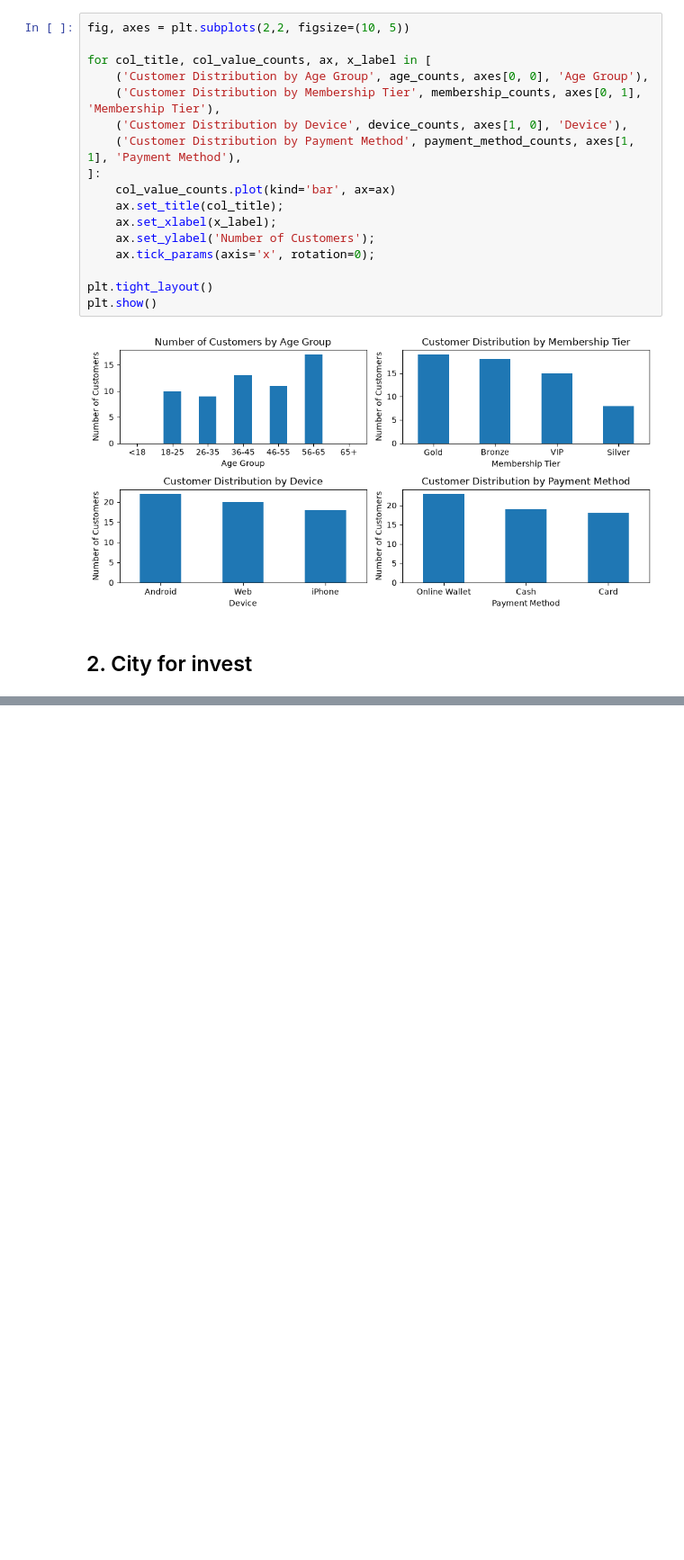
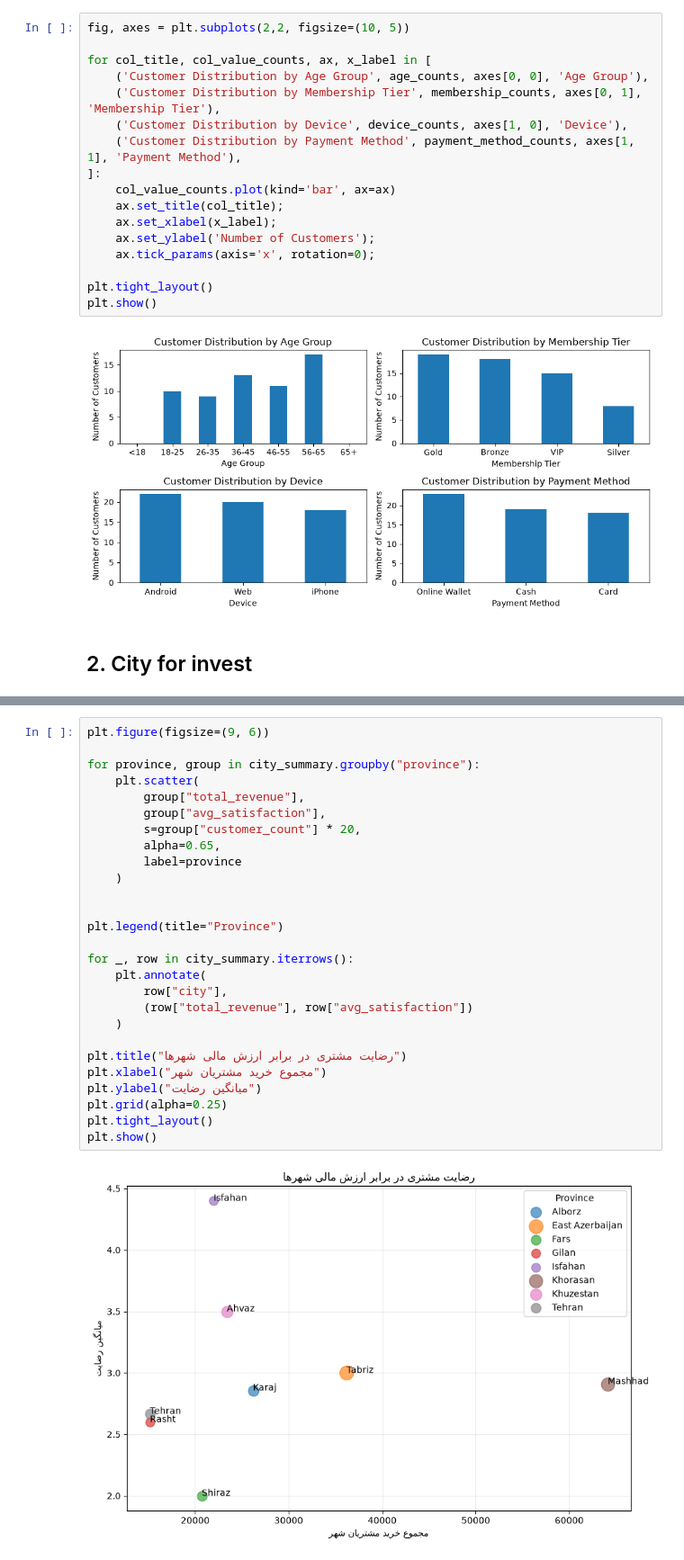
Before and after one commit to AradPilevarJavid/studybuild-customer-analysis-02, a Jupyter notebook: submissions/m-safari/project02_analysis.ipynb, the cells around one changed output, grey strips where cells are left out. Shown at 90% size. Cells and saved outputs as stored; diff of their text form; blank space fills up the shorter version.

```diff
--- a/submissions/m-safari/project02_analysis.ipynb
+++ b/submissions/m-safari/project02_analysis.ipynb
@@ -98,0 +156,29 @@ plt.show()
+# %%
+plt.figure(figsize=(9, 6))
+
+for province, group in city_summary.groupby("province"):
+    plt.scatter(
+        group["total_revenue"],
+        group["avg_satisfaction"],
+        s=group["customer_count"] * 20,
+        alpha=0.65,
+        label=province
+    )
+
+
+plt.legend(title="Province")
+
+for _, row in city_summary.iterrows():
+    plt.annotate(
+        row["city"],
+        (row["total_revenue"], row["avg_satisfaction"])
+    )
+
+plt.title("رضایت مشتری در برابر ارزش مالی شهرها")
+plt.xlabel("مجموع خرید مشتریان شهر")
+plt.ylabel("میانگین رضایت")
+plt.grid(alpha=0.25)
+plt.tight_layout()
+plt.show()
+# %% [output]
+[figure, added]
```
Also changed, not shown: parts of 4 cells of this notebook.
